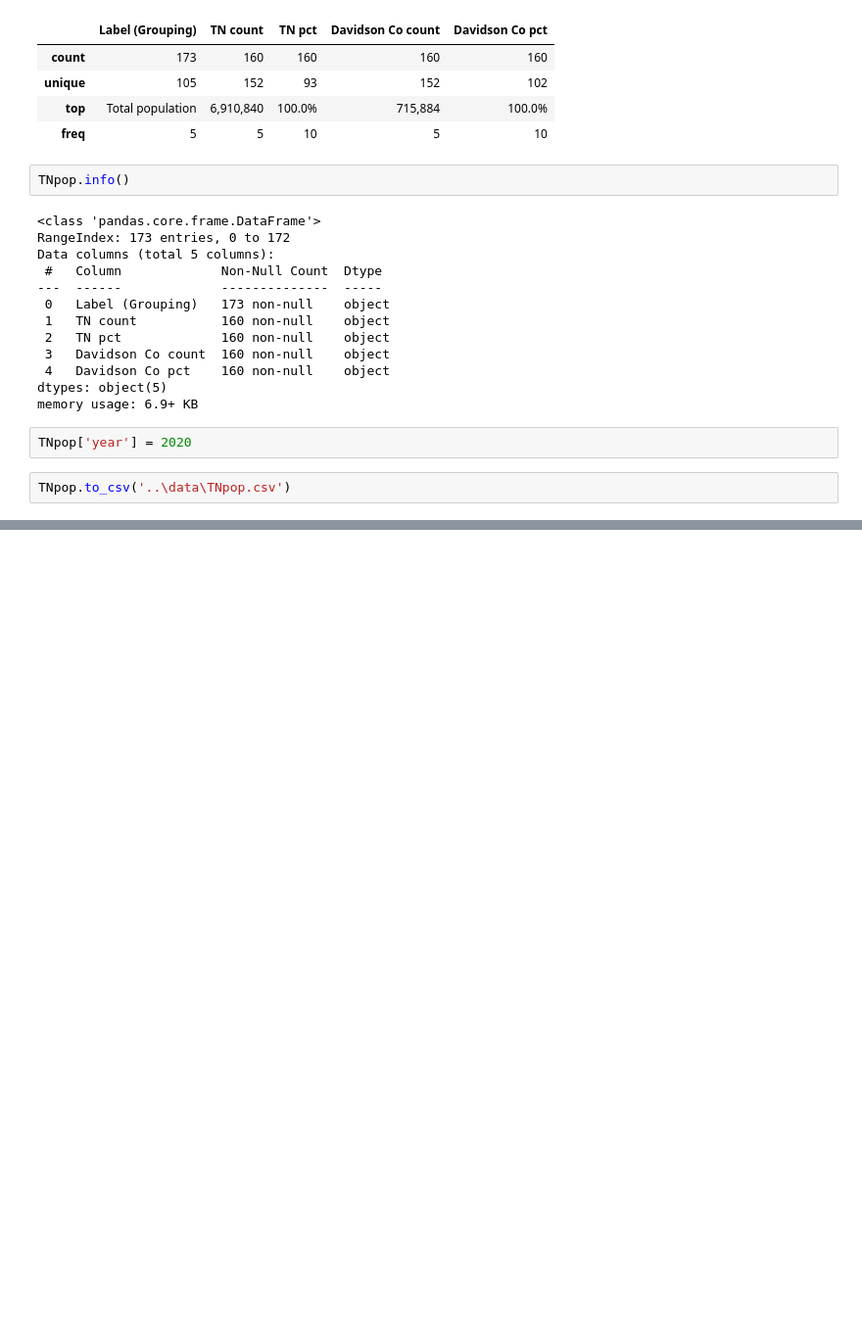
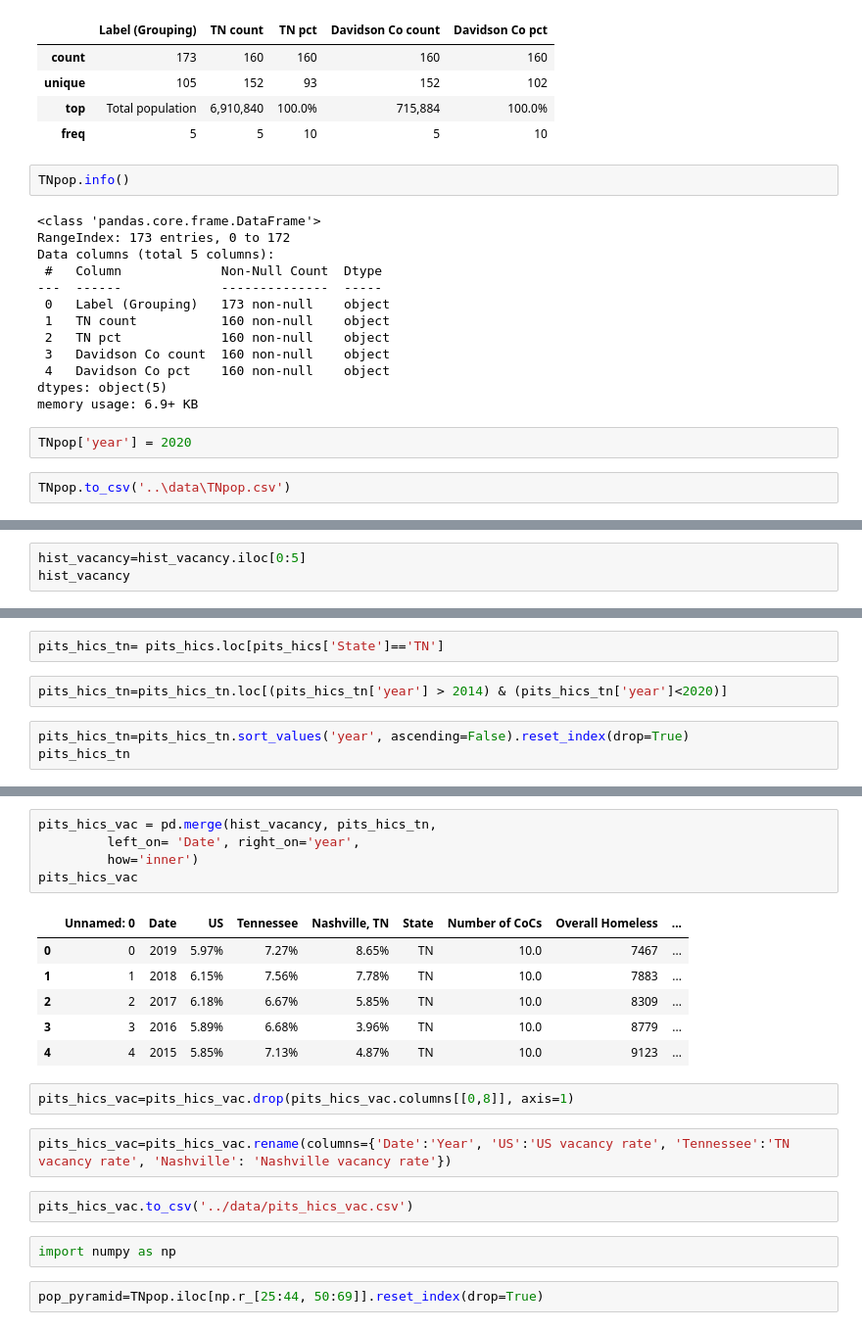
Before and after one commit to JLRoselle/homelessness-data-literacy-project, a Jupyter notebook: data_literacy.ipynb, the cells around one changed output, grey strips where cells are left out. Shown at 98% size. Saved outputs shown, nothing was run; the diff lists cells and outputs as text; blank space fills up the shorter version.

```diff
--- a/data_literacy.ipynb
+++ b/data_literacy.ipynb
@@ -317,0 +320,3 @@ TNpop.to_csv('..\data\TNpop.csv')
+# %%
+hist_vacancy=hist_vacancy.iloc[0:5]
+hist_vacancy
@@ -317,0 +335,7 @@ TNpop.to_csv('..\data\TNpop.csv')
+# %%
+pits_hics_tn= pits_hics.loc[pits_hics['State']=='TN']
+# %%
+pits_hics_tn=pits_hics_tn.loc[(pits_hics_tn['year'] > 2014) & (pits_hics_tn['year']<2020)]
+# %%
+pits_hics_tn=pits_hics_tn.sort_values('year', ascending=False).reset_index(drop=True)
+pits_hics_tn
@@ -317,0 +349,22 @@ TNpop.to_csv('..\data\TNpop.csv')
+# %%
+pits_hics_vac = pd.merge(hist_vacancy, pits_hics_tn,
+         left_on= 'Date', right_on='year',
+         how='inner')
+pits_hics_vac
+# %% [output]
+|  | Unnamed: 0 | Date | US | Tennessee | Nashville, TN | State | Number of CoCs | Overall Homeless | ... |
+| 0 | 0 | 2019 | 5.97% | 7.27% | 8.65% | TN | 10.0 | 7467 | ... |
+| 1 | 1 | 2018 | 6.15% | 7.56% | 7.78% | TN | 10.0 | 7883 | ... |
+| 2 | 2 | 2017 | 6.18% | 6.67% | 5.85% | TN | 10.0 | 8309 | ... |
+| 3 | 3 | 2016 | 5.89% | 6.68% | 3.96% | TN | 10.0 | 8779 | ... |
+| 4 | 4 | 2015 | 5.85% | 7.13% | 4.87% | TN | 10.0 | 9123 | ... |
+# %%
+pits_hics_vac=pits_hics_vac.drop(pits_hics_vac.columns[[0,8]], axis=1)
+# %%
+pits_hics_vac=pits_hics_vac.rename(columns={'Date':'Year', 'US':'US vacancy rate', 'Tennessee':'TN vacancy rate', 'Nashville': 'Nashville vacancy rate'})
+# %%
+pits_hics_vac.to_csv('../data/pits_hics_vac.csv')
+# %%
+import numpy as np
+# %%
+pop_pyramid=TNpop.iloc[np.r_[25:44, 50:69]].reset_index(drop=True)
```
Also changed, not shown: parts of 7 cells of this notebook, 1 other file.
